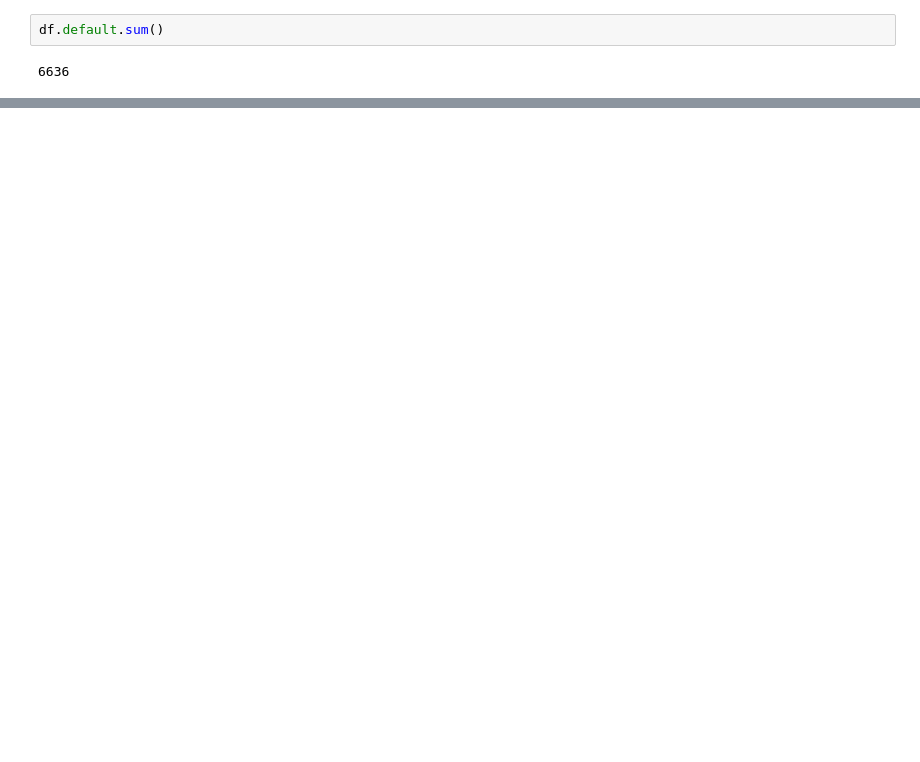
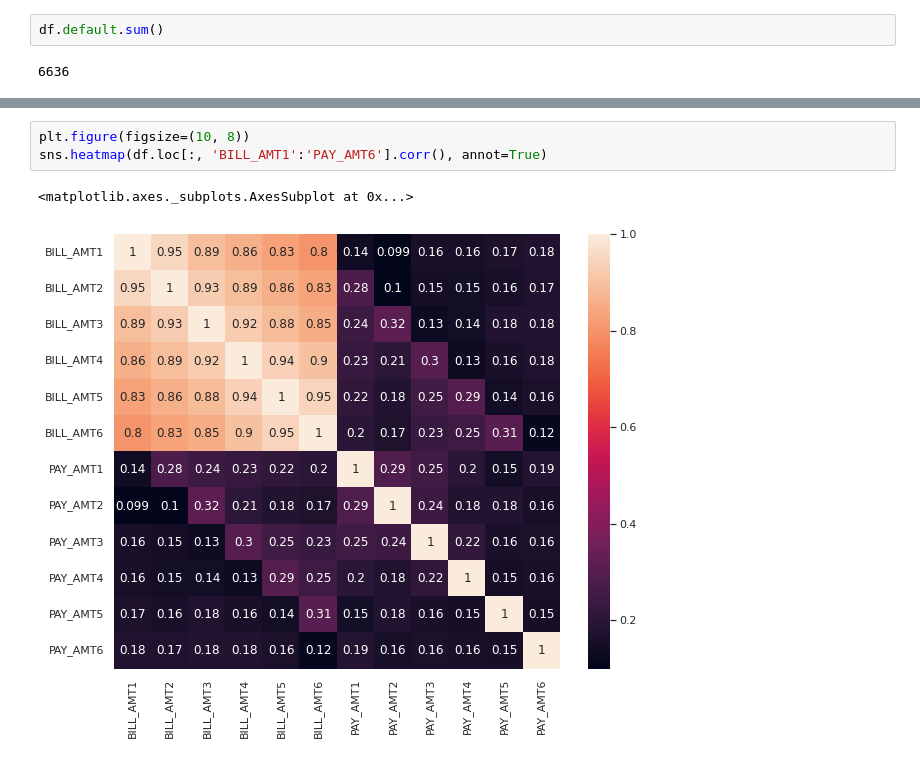
Before and after one commit to tushwagh/Credit-Card-Default-Prediction, a Jupyter notebook: Credit_Card_Default_Prediction_Capstone_Project.ipynb, the cells around one changed output, grey strips where cells are left out. Drawn from its saved outputs; the diff is of its cells as text; blank space fills up the shorter version.

```diff
--- a/Credit_Card_Default_Prediction_Capstone_Project.ipynb
+++ b/Credit_Card_Default_Prediction_Capstone_Project.ipynb
@@ -289,0 +291,6 @@ df.default.sum()
+# %%
+plt.figure(figsize=(10, 8))
+sns.heatmap(df.loc[:, 'BILL_AMT1':'PAY_AMT6'].corr(), annot=True)
+# %% [output]
+<matplotlib.axes._subplots.AxesSubplot at 0x...>
+[figure, added]
```
Also changed, not shown: parts of 29 cells of this notebook.
